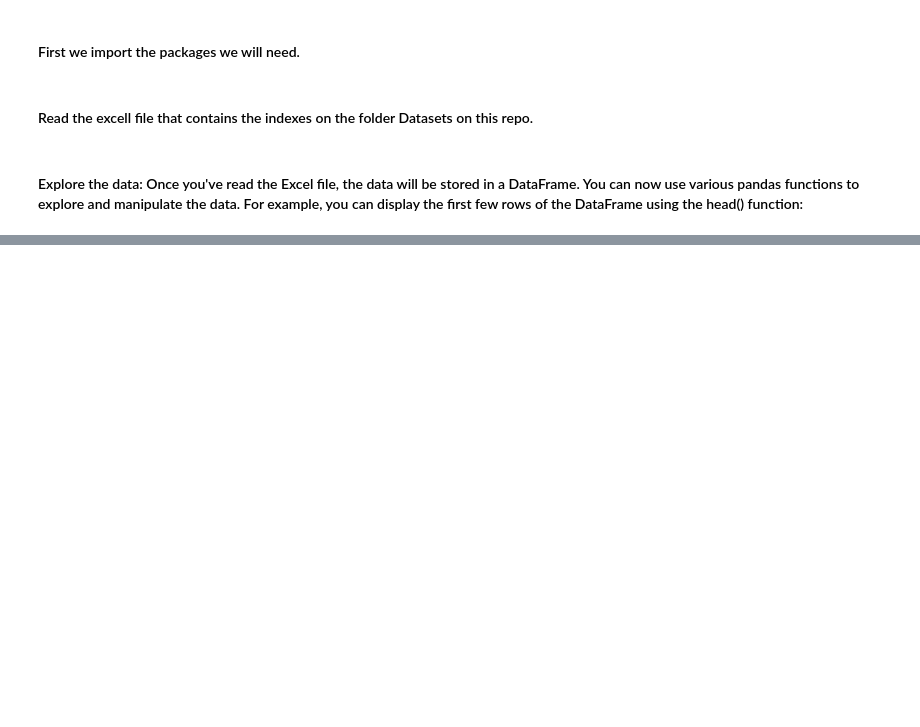
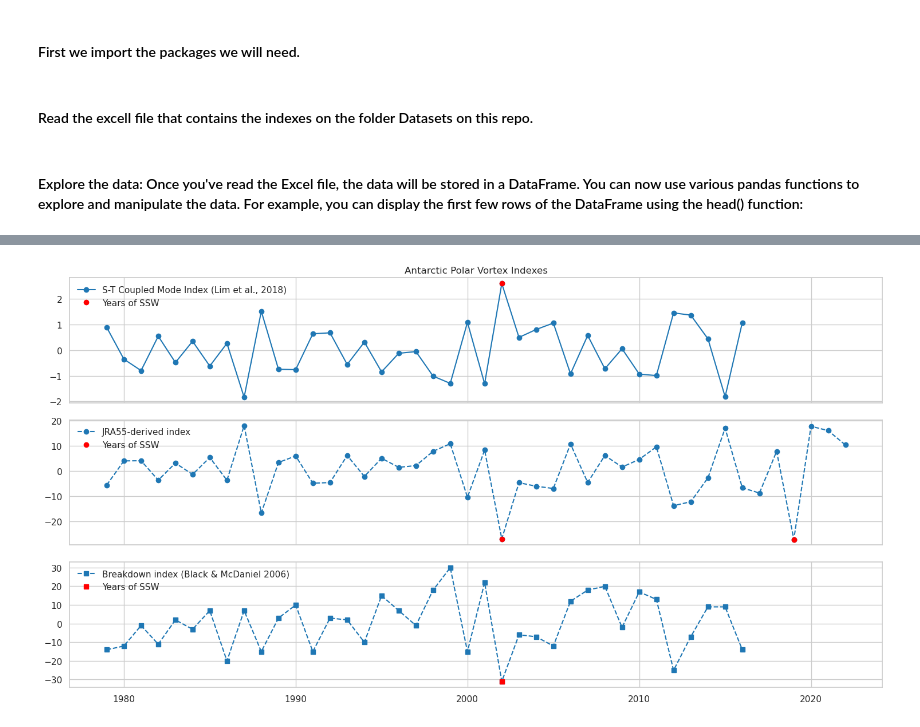
Before and after one commit to oceanhackweek/ohw23_proj_SAupwelling, a Jupyter notebook: Notebooks/AntarcticPV_timeseries.ipynb, the cells around one changed output, grey strips where cells are left out. Drawn from its saved outputs; the diff is of its cells as text; code cells hidden in the pictures; blank space fills up the shorter version.

Commit message:
added breakdown index

```diff
--- a/Notebooks/AntarcticPV_timeseries.ipynb
+++ b/Notebooks/AntarcticPV_timeseries.ipynb
@@ -15,5 +18,8 @@ import seaborn as sns
 # %%
 file_path = '/home/jovyan/ohw23_proj_SAupwelling/Datasets/Vortex_datasets.csv'
 data = pd.read_csv(file_path)
+
+file_path2 = '/home/jovyan/ohw23_proj_SAupwelling/Datasets/anom.BDdates.1979-2016.csv'
+data2 = pd.read_csv(file_path2)
 # %% [markdown]
 #### Explore the data: Once you've read the Excel file, the data will be stored in a DataFrame. You can now use various pandas functions to explore and manipulate the data. For example, you can display the first few rows of the DataFrame using the head() function:
@@ -74,0 +46,48 @@ plt.show()
+# %%
+### Set style
+sns.set(style='whitegrid')
+
+# Create a figure with two subplots
+fig, (ax1, ax2,ax3) = plt.subplots(3, 1, figsize=(15, 8), sharex=True)
+
+# Define colors and line styles
+line_color = 'tab:blue'
+line_style_column2 = '-'
+line_style_column3 = '--'
+
+# Plot the first column (years) and second column (S-Tmode_Lim_et_al_2018)
+ax1.plot(data['Year'], data['S-Tmode_Lim_et_al_2018'], marker='o', linestyle=line_style_column2, color=line_color, label='S-T Coupled Mode Index (Lim et al., 2018)')
+#ax1.scatter(data[data['Year'].isin([2002, 2019])]['Year'], data[data['Year'].isin([2002, 2019])]['S-Tmode_Lim_et_al_2018'], marker='o', edgecolor='red', facecolor='red', s=60, label='Years of SSW')
+ax1.plot(data[data['Year'].isin([2002, 2019])]['Year'], data[data['Year'].isin([2002, 2019])]['S-Tmode_Lim_et_al_2018'], marker='o', linestyle='None', color='red', markersize=6, label='Years of SSW')
+ax1.set_ylabel('')
+ax1.set_title('Antarctic Polar Vortex Indexes')
+ax1.legend(loc='upper left')
+ax1.grid(True)
+
+# Plot the third column (replace 'Column_3' with the actual column name)
+ax2.plot(data['Year'], data['Sep-Nov[U]_60S10hPa_JRA55'], marker='o', linestyle=line_style_column3, color=line_color, label='JRA55-derived index')
+ax2.plot(data[data['Year'].isin([2002, 2019])]['Year'], data[data['Year'].isin([2002, 2019])]['Sep-Nov[U]_60S10hPa_JRA55'], marker='o', linestyle='None', color='red', markersize=6,label='Years of SSW')
+ax2.set_ylabel('')
+ax2.legend()
+ax2.grid(True)
+
+# Plot the third column (replace 'Column_3' with the actual column name)
+ax3.plot(data2['Year'], data2['Index'], marker='s', linestyle=line_style_column3, color=line_color, label='Breakdown index (Black & McDaniel 2006)')
+ax3.plot(data2[data2['Year'].isin([2002])]['Year'], data2[data2['Year'].isin([2002])]['Index'], marker='s', linestyle='None', color='red', markersize=6,label='Years of SSW')
+ax3.set_ylabel('')
+ax3.legend(loc="upper left")
+ax3.grid(True)
+
+# Adjust layout
+plt.tight_layout()
+
+# Show the plot
+plt.show()
+
+# Specify the folder path
+output_folder = '/home/jovyan/ohw23_proj_SAupwelling/Figures/'
+
+# Save the figure to the specified folder
+fig.savefig(os.path.join(output_folder, 'PV_index_timeseries.png'), dpi=300, bbox_inches='tight')
+# %% [output]
+[figure, added]
```
Also changed, not shown: parts of 5 cells of this notebook.
